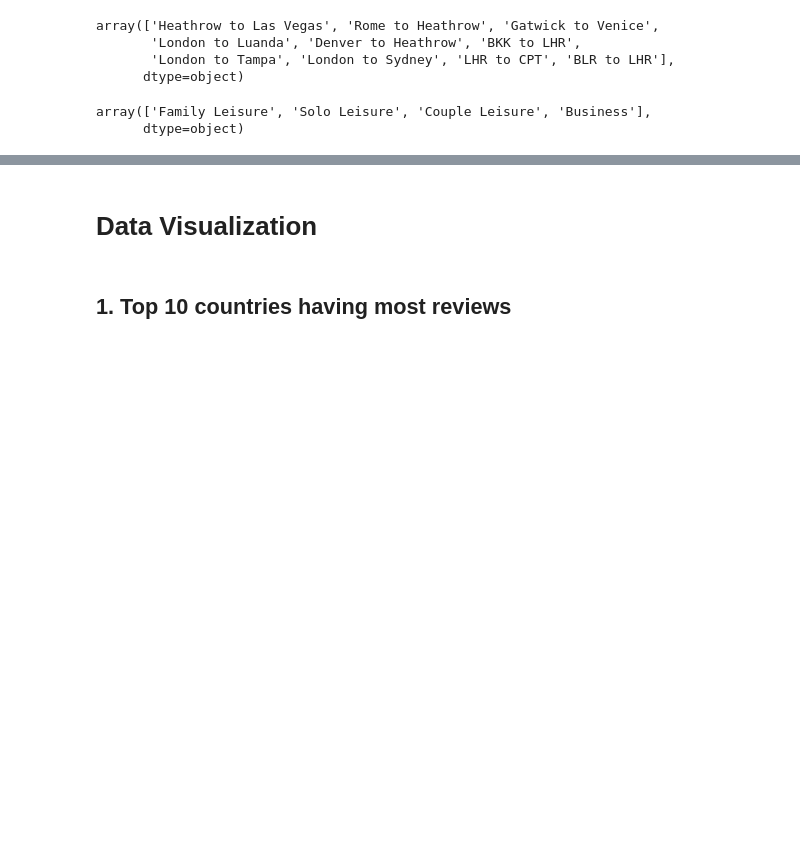
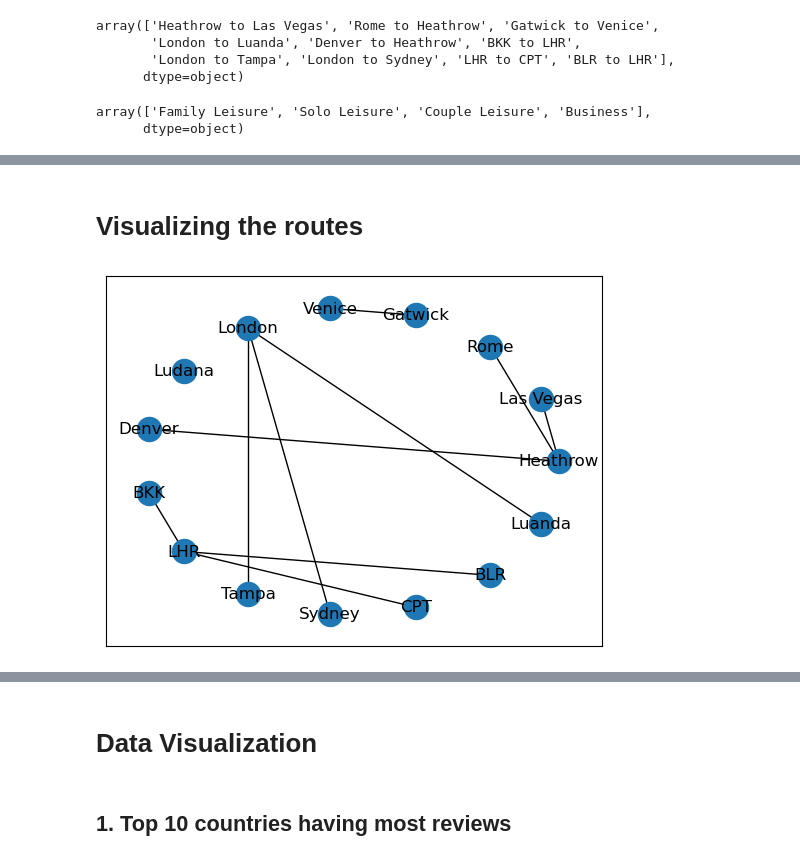
Before and after one commit to Sanjanaj8/british-airways-nlp, a Jupyter notebook: Sentiment_analysis.ipynb, the cells around one changed output, grey strips where cells are left out. Cells and saved outputs as stored; diff of their text form; code cells hidden in the pictures; blank space fills up the shorter version.

```diff
--- a/Sentiment_analysis.ipynb
+++ b/Sentiment_analysis.ipynb
@@ -187,0 +140,31 @@ df.head(3)
+# %% [markdown]
+# Visualizing the routes
+# %%
+node_list = ['Heathrow',
+             'Las Vegas',
+             'Rome',
+             'Gatwick',
+             'Venice',
+             'London',
+             'Ludana',
+             'Denver',
+             'BKK',
+             'LHR',
+             'Tampa',
+             'Sydney',
+             'CPT',
+             'BLR']
+
+edge_list = [('Heathrow','Las Vegas'), ('Rome' , 'Heathrow'),
+             ('Gatwick', 'Venice'),('London','Luanda'),
+             ('Denver','Heathrow'), ('BKK' , 'LHR'),
+             ('London', 'Tampa'), ('London' ,'Sydney'),
+             ('LHR', 'CPT'), ('BLR','LHR')]
+# %%
+G_route = nx.Graph()
+G_route.add_nodes_from(node_list)
+G_route.add_edges_from(edge_list)
+pos = nx.circular_layout(G_route)
+nx.draw_networkx(G_route, pos=pos, with_labels = True)
+# %% [output]
+[figure, added]
```
Also changed, not shown: parts of 31 cells of this notebook.
